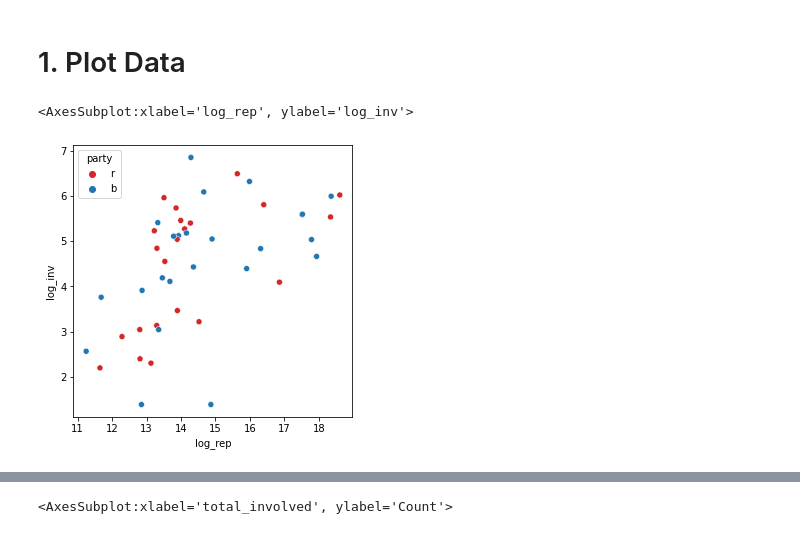
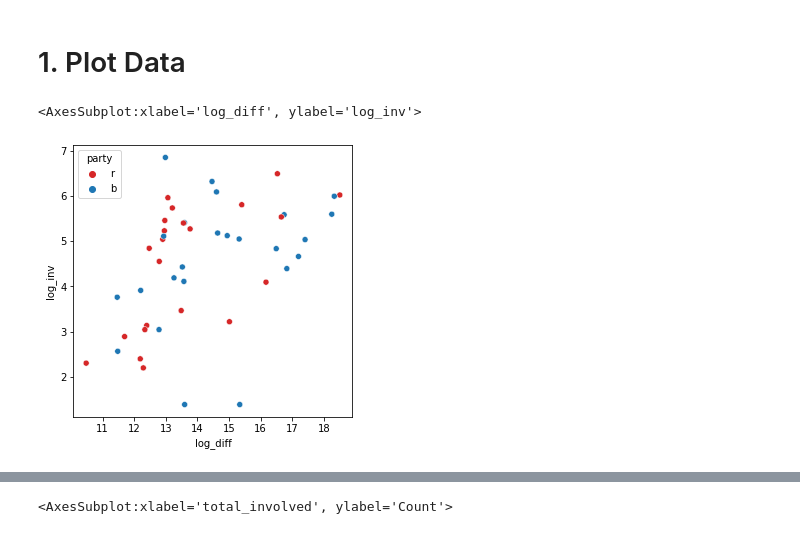
Before and after one commit to abogdan22/DS6040_Project, a Jupyter notebook: Modeling2.ipynb, the cells around one changed output, grey strips where cells are left out. Drawn from its saved outputs; the diff is of its cells as text; code cells hidden in the pictures.

Commit message:
Update Modeling2.ipynb
-added the difference in spending
-log transformed abs diff
-pooled model with log_diff
- unpooled model by party and log_diff

```diff
--- a/Modeling2.ipynb
+++ b/Modeling2.ipynb
@@ -56,0 +65,8 @@ df = df.join(other = party.set_index('state'), on = 'abbrev', how = 'left')
+# %%
+#add in difference in dem / repub try as predictor
+df['party_spending_differences'] = df.democrat - df.republican
+#df
+# %%
+#marker for higher repub spending
+df['higher_rep_spend'] = [x<0 for x in df.party_spending_differences]
+#df
@@ -56,0 +91,4 @@ df = df.join(other = party.set_index('state'), on = 'abbrev', how = 'left')
+# %%
+#now take absolute value -> so can transform with log
+df['abs_spend_diff']=[abs(x) for x in df.party_spending_differences]
+df
@@ -57,3 +113,5 @@ df = df.join(other = party.set_index('state'), on = 'abbrev', how = 'left')
+# %%
+df['log_diff'] = [np.log(x) for x in df['abs_spend_diff']]
 # %%
 df['log_rep'] = [np.log(x) for x in df['republican']]
 # %%
@@ -86,23 +144,25 @@ df
 # %%
 #define palette colors
 palette = {'b':'tab:blue',
           'r':'tab:red'}
 
 #scatterplot
 plt.figure(figsize = (5,5))
 sns.scatterplot(data = df,
-                x = 'log_rep',
+                #x = 'abs_spend_diff',
+                x = 'log_diff',
+                #y = 'total_involved',
                 y = 'log_inv',
                 hue = 'party',
                palette = palette)
 
-# #add text labels
+#add text labels
 # for i in range(df.shape[0]):
-#     if df.total_involved[i] > 200:
+#     if df.party_spending_differences[i] > 0.2e8:
 #         plt.text(x = df.republican[i]+5,
 #                 y = df.total_involved[i]+15,
 #                 s = df.state[i],
 #                 fontdict=dict(color = 'black', size = 10))
 # %% [output]
-<AxesSubplot:xlabel='log_rep', ylabel='log_inv'>
+<AxesSubplot:xlabel='log_diff', ylabel='log_inv'>
-[figure, old version]
+[figure, new version]
```
Also changed, not shown: parts of 28 cells of this notebook.
